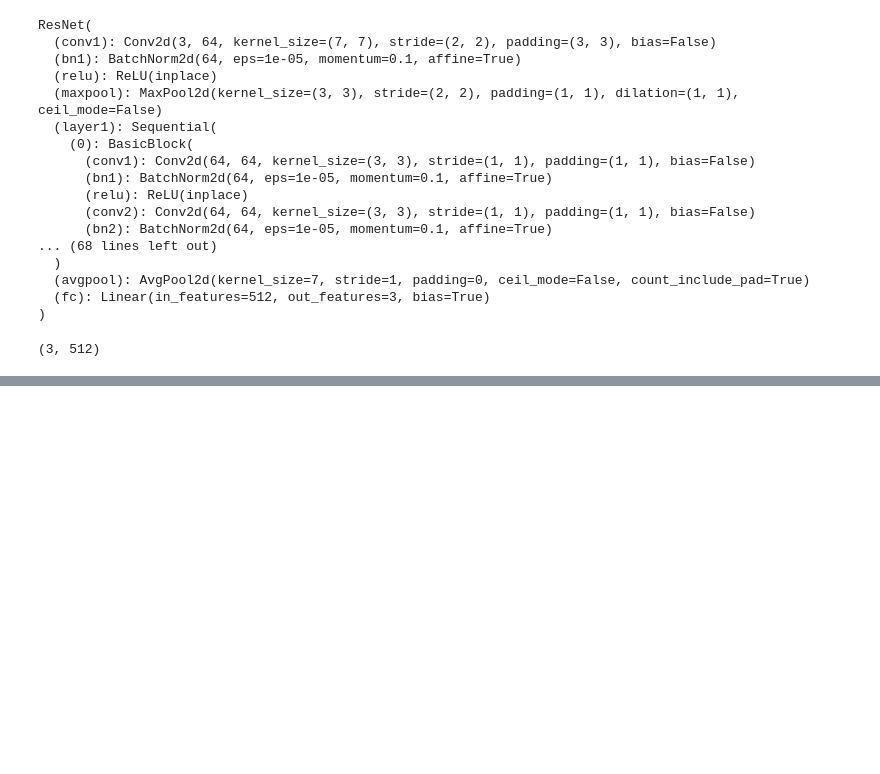
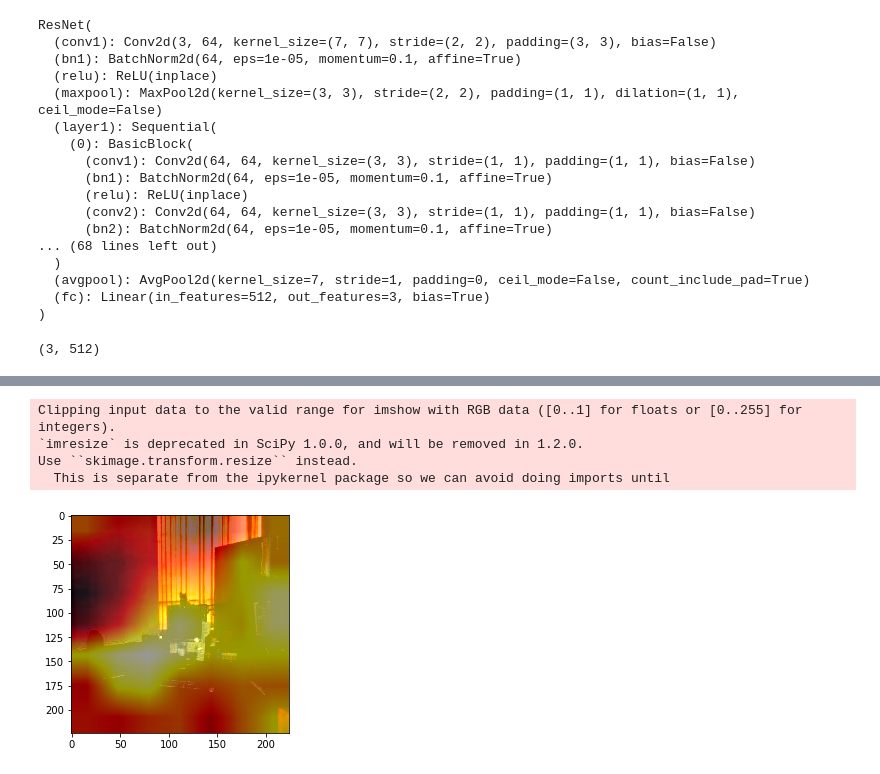
Before and after one commit to kywch/places365, a Jupyter notebook: run_placesCNN_unified.ipynb, the cells around one changed output, grey strips where cells are left out. Cells and saved outputs as stored; diff of their text form; code cells hidden in the pictures; blank space fills up the shorter version.

```diff
--- a/run_placesCNN_unified.ipynb
+++ b/run_placesCNN_unified.ipynb
@@ -277,0 +166,10 @@ def returnCAM(feature_conv, weight_softmax, class_idx):
+# %%
+import scipy
+plt.imshow(tf_img)
+plt.imshow(scipy.misc.imresize(cam_img, tf_img.shape), alpha=0.6, cmap='hot');
+# %% [output]
+Clipping input data to the valid range for imshow with RGB data ([0..1] for floats or [0..255] for integers).
+`imresize` is deprecated in SciPy 1.0.0, and will be removed in 1.2.0.
+Use ``skimage.transform.resize`` instead.
+  This is separate from the ipykernel package so we can avoid doing imports until
+[figure, added]
```
Also changed, not shown: parts of 14 cells of this notebook, 3 other files.
